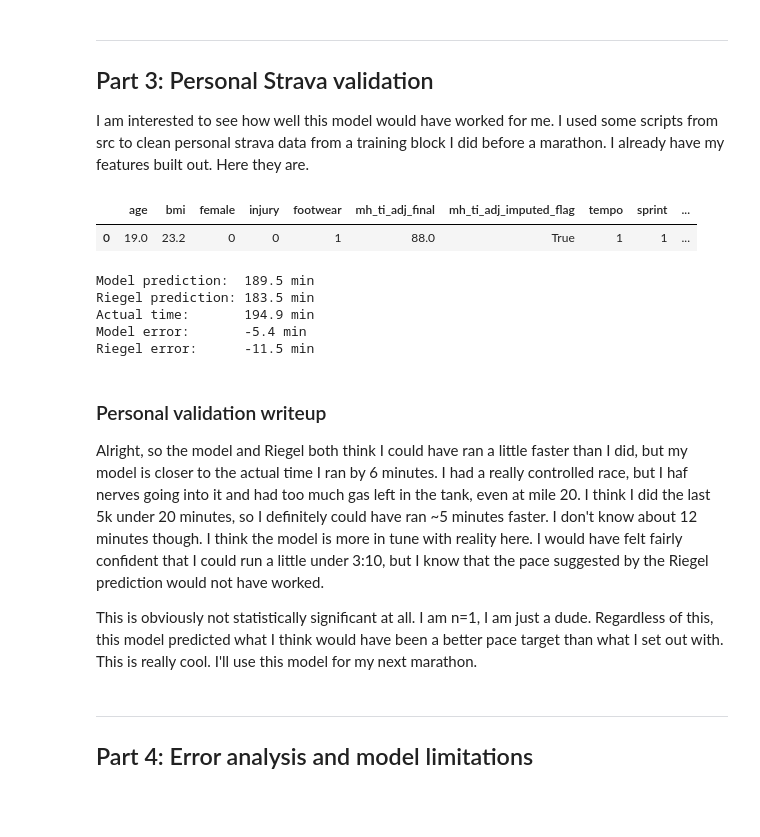
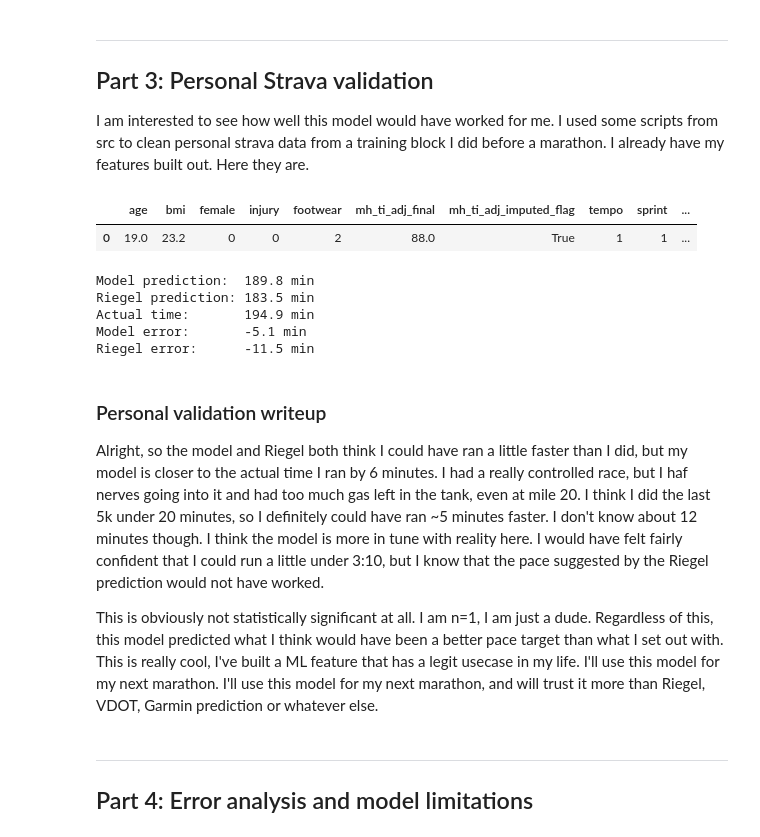
Before and after one commit to jacmil/Marathon-Pace-Predictor, a Jupyter notebook: notebooks/04_evaluation.ipynb, the cells around one changed output. Saved outputs shown, nothing was run; the diff lists cells and outputs as text; code cells hidden in the pictures; blank space fills up the shorter version.

```diff
--- a/notebooks/04_evaluation.ipynb
+++ b/notebooks/04_evaluation.ipynb
@@ -276,14 +276,15 @@ I am interested to see how well this model would have worked for me. I used some
 # %%
 # Load your personal features
 my_features = pd.read_parquet('../data/processed/personal_features.parquet')
 my_features["mf_ti_adj"] = 194.93
+my_features["footwear"] = 2
 train_dtypes = pd.read_parquet("../data/processed/train.parquet").dtypes
 my_features = my_features.astype(train_dtypes)
 my_features = my_features.drop(columns=["mf_ti_adj"])
 my_features
 # %% [output]
 |  | age | bmi | female | injury | footwear | mh_ti_adj_final | mh_ti_adj_imputed_flag | tempo | sprint | ... |
-| 0 | 19.0 | 23.2 | 0 | 0 | 1 | 88.0 | True | 1 | 1 | ... |
+| 0 | 19.0 | 23.2 | 0 | 0 | 2 | 88.0 | True | 1 | 1 | ... |
 # %%
 #Run predictions
 my_model_pred = gb_model.predict(my_features)[0]
@@ -296,17 +297,17 @@ print(f'Actual time:       {my_actual:.1f} min')
 print(f'Model error:       {my_model_pred - my_actual:.1f} min')
 print(f'Riegel error:      {my_riegel_pred - my_actual:.1f} min')
 # %% [output]
-Model prediction:  189.5 min
+Model prediction:  189.8 min
 Riegel prediction: 183.5 min
 Actual time:       194.9 min
-Model error:       -5.4 min
+Model error:       -5.1 min
 Riegel error:      -11.5 min
 # %% [markdown]
 ### Personal validation writeup
 
 Alright, so the model and Riegel both think I could have ran a little faster than I did, but my model is closer to the actual time I ran by 6 minutes. I had a really controlled race, but I haf nerves going into it and had too much gas left in the tank, even at mile 20. I think I did the last 5k under 20 minutes, so I definitely could have ran ~5 minutes faster. I don't know about 12 minutes though. I think the model is more in tune with reality here. I would have felt fairly confident that I could run a little under 3:10, but I know that the pace suggested by the Riegel prediction would not have worked.
 
-This is obviously not statistically significant at all. I am n=1, I am just a dude. Regardless of this, this model predicted what I think would have been a better pace target than what I set out with. This is really cool. I'll use this model for my next marathon.
+This is obviously not statistically significant at all. I am n=1, I am just a dude. Regardless of this, this model predicted what I think would have been a better pace target than what I set out with. This is really cool, I've built a ML feature that has a legit usecase in my life. I'll use this model for my next marathon. I'll use this model for my next marathon, and will trust it more than Riegel, VDOT, Garmin prediction or whatever else.
 # %% [markdown]
 ---
 
```
Also changed, not shown: parts of 11 cells of this notebook.
